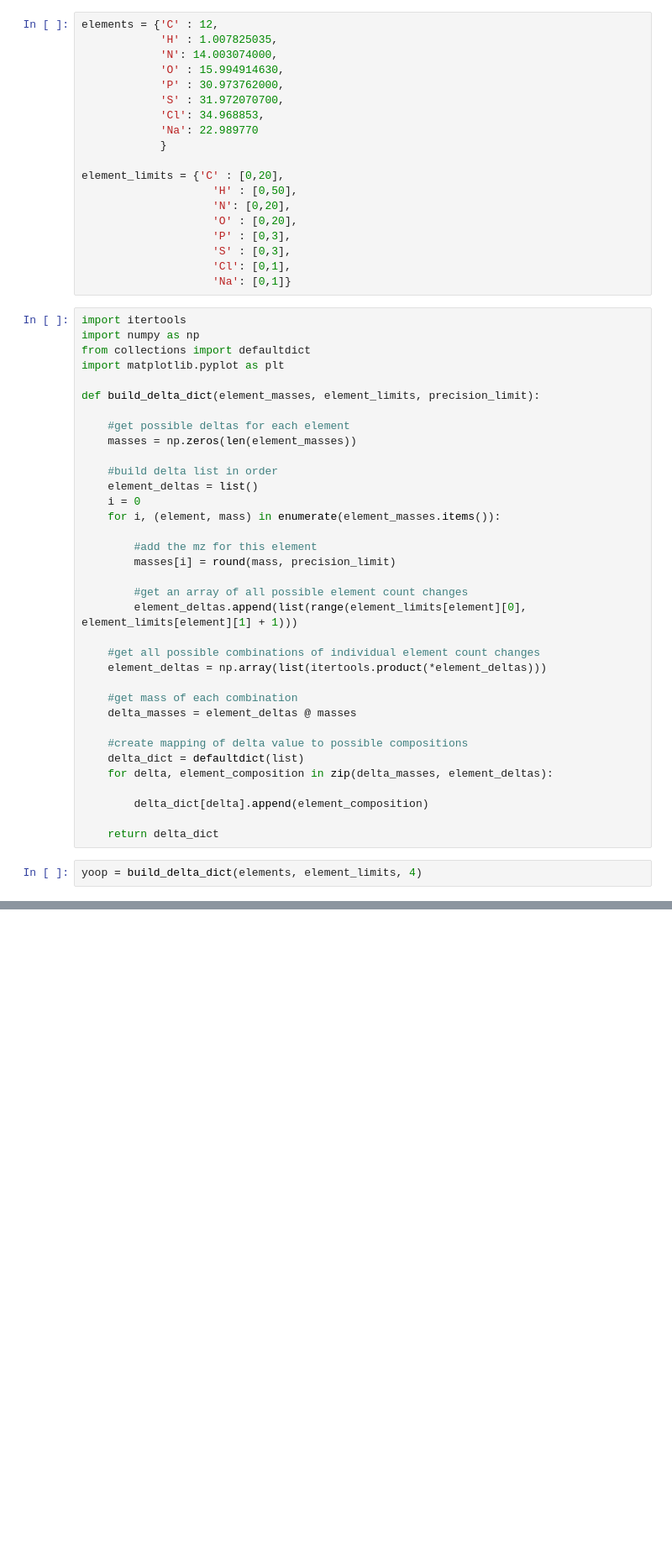
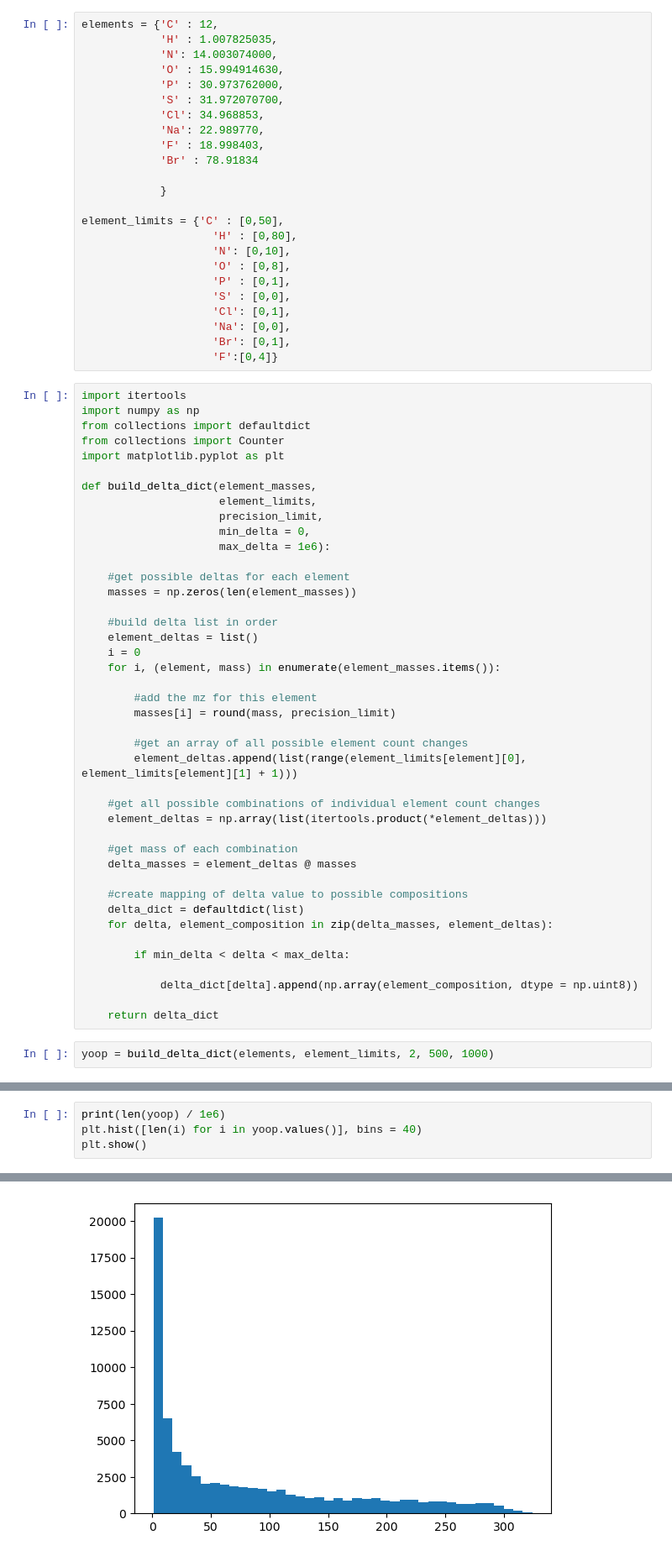
Before and after one commit to Jbug1/MS2Sequencer, a Jupyter notebook: original/scratch.ipynb, the cells around one changed output, grey strips where cells are left out. Shown at 84% size. Drawn from its saved outputs; the diff is of its cells as text; blank space fills up the shorter version.

```diff
--- a/original/scratch.ipynb
+++ b/original/scratch.ipynb
@@ -6,24 +6,34 @@ elements = {'C' : 12,
             'P' : 30.973762000,
             'S' : 31.972070700,
             'Cl': 34.968853,
-            'Na': 22.989770
+            'Na': 22.989770,
+            'F' : 18.998403,
+            'Br' : 78.91834
+
             }
 
-element_limits = {'C' : [0,20],
-                    'H' : [0,50],
-                    'N': [0,20],
-                    'O' : [0,20],
-                    'P' : [0,3],
-                    'S' : [0,3],
+element_limits = {'C' : [0,50],
+                    'H' : [0,80],
+                    'N': [0,10],
+                    'O' : [0,8],
+                    'P' : [0,1],
+                    'S' : [0,0],
                     'Cl': [0,1],
-                    'Na': [0,1]}
+                    'Na': [0,0],
+                    'Br': [0,1],
+                    'F':[0,4]}
 # %%
 import itertools
 import numpy as np
 from collections import defaultdict
+from collections import Counter
 import matplotlib.pyplot as plt
 
-def build_delta_dict(element_masses, element_limits, precision_limit):
+def build_delta_dict(element_masses,
+                     element_limits,
+                     precision_limit,
+                     min_delta = 0,
+                     max_delta = 1e6):
 
     #get possible deltas for each element
     masses = np.zeros(len(element_masses))
@@ -49,8 +59,10 @@ def build_delta_dict(element_masses, element_limits, precision_limit):
     delta_dict = defaultdict(list)
     for delta, element_composition in zip(delta_masses, element_deltas):
 
-        delta_dict[delta].append(element_composition)
+        if min_delta < delta < max_delta:
+
+            delta_dict[delta].append(np.array(element_composition, dtype = np.uint8))
 
     return delta_dict
 # %%
-yoop = build_delta_dict(elements, element_limits, 4)
+yoop = build_delta_dict(elements, element_limits, 2, 500, 1000)
@@ -115,0 +96,5 @@ NameError: name 'np' is not defined
+# %%
+print(len(yoop) / 1e6)
+plt.hist([len(i) for i in yoop.values()], bins = 40)
+plt.show()
+# %% [output]
@@ -115,0 +102 @@ NameError: name 'np' is not defined
+[figure, added]
```
Also changed, not shown: parts of 31 cells of this notebook.
